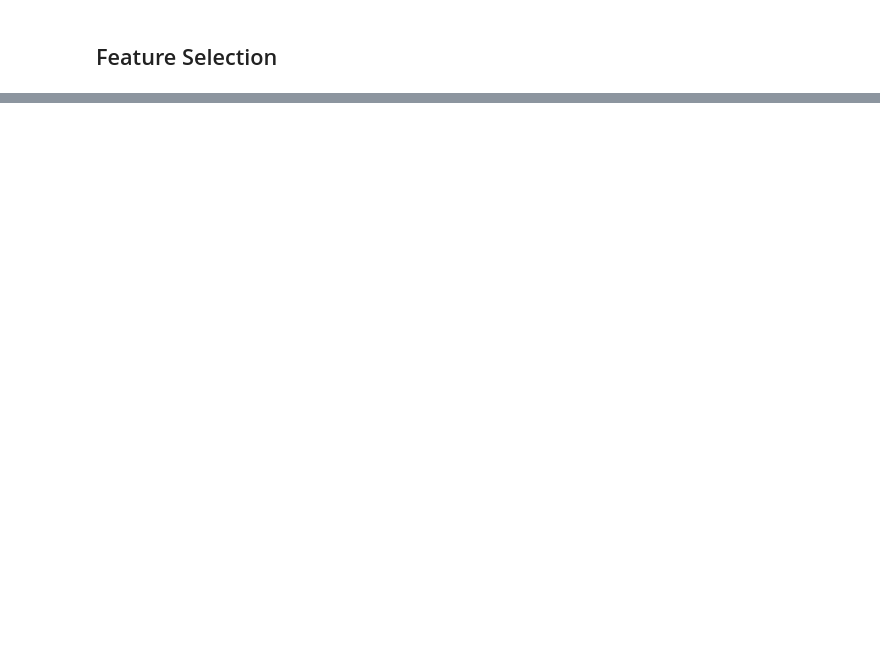
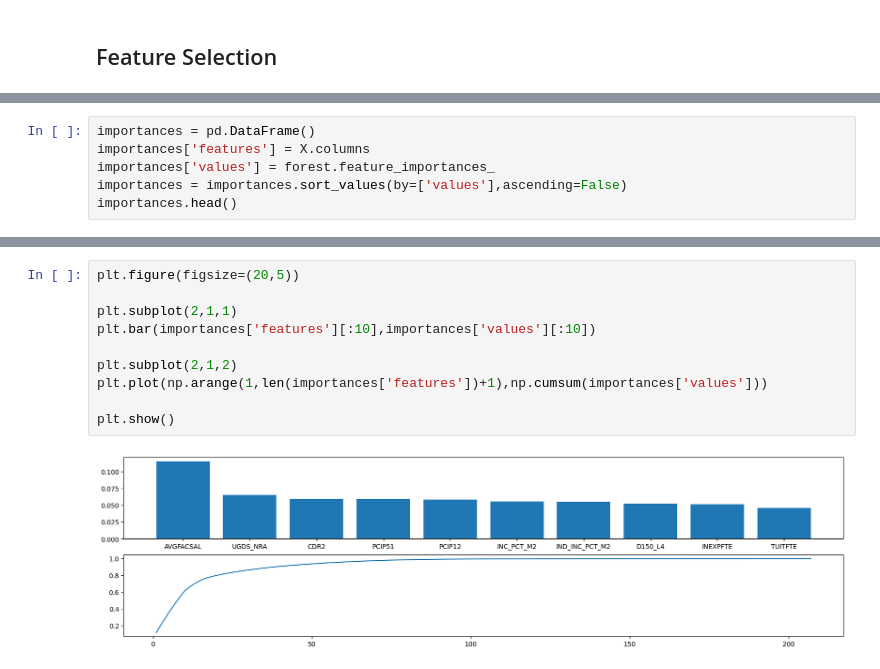
Before and after one commit to cyrilmichino/modeling-income-shares, a Jupyter notebook: college-scorecard-data-analysis.ipynb, the cells around one changed output, grey strips where cells are left out. Saved outputs shown, nothing was run; the diff lists cells and outputs as text; blank space fills up the shorter version.

```diff
--- a/college-scorecard-data-analysis.ipynb
+++ b/college-scorecard-data-analysis.ipynb
@@ -1018,0 +1045,6 @@ df.to_csv("/kaggle/working/CleanedRedactedData.csv")
+# %%
+importances = pd.DataFrame()
+importances['features'] = X.columns
+importances['values'] = forest.feature_importances_
+importances = importances.sort_values(by=['values'],ascending=False)
+importances.head()
@@ -1018,0 +1058,12 @@ df.to_csv("/kaggle/working/CleanedRedactedData.csv")
+# %%
+plt.figure(figsize=(20,5))
+
+plt.subplot(2,1,1)
+plt.bar(importances['features'][:10],importances['values'][:10])
+
+plt.subplot(2,1,2)
+plt.plot(np.arange(1,len(importances['features'])+1),np.cumsum(importances['values']))
+
+plt.show()
+# %% [output]
+[figure, added]
```
Also changed, not shown: parts of 16 cells of this notebook.
